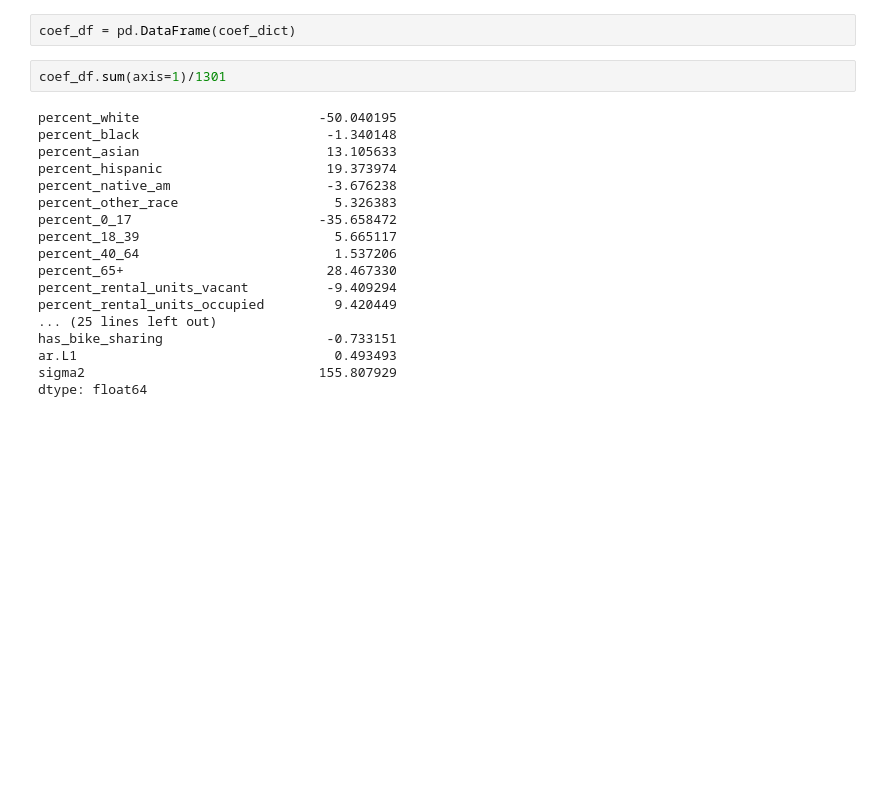
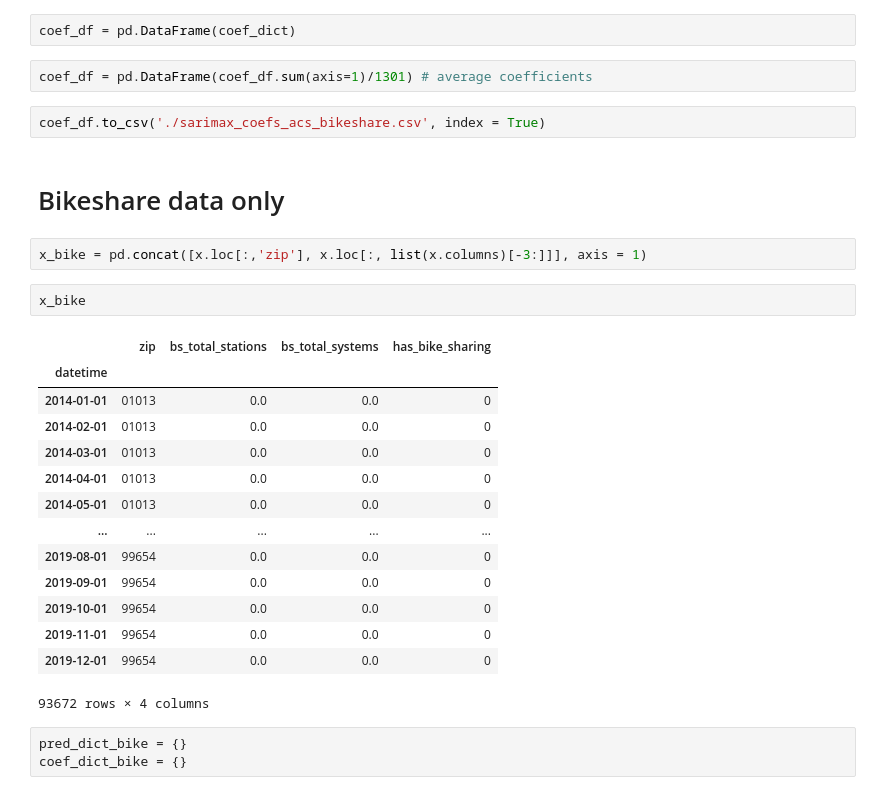
Before and after one commit to Kneck12/zillow-price-index-pred, a Jupyter notebook: Matt/sarimax_modeling.ipynb, the cells around one changed output. Drawn from its saved outputs; the diff is of its cells as text; blank space fills up the shorter version.

```diff
--- a/Matt/sarimax_modeling.ipynb
+++ b/Matt/sarimax_modeling.ipynb
@@ -188,22 +155,30 @@ np.sqrt(((resid_df**2).sum().sum())/(1301*12))
 # %%
 coef_df = pd.DataFrame(coef_dict)
 # %%
-coef_df.sum(axis=1)/1301
+coef_df = pd.DataFrame(coef_df.sum(axis=1)/1301) # average coefficients
-# %% [output]
-percent_white                       -50.040195
-percent_black                        -1.340148
-percent_asian                        13.105633
-percent_hispanic                     19.373974
-percent_native_am                    -3.676238
-percent_other_race                    5.326383
-percent_0_17                        -35.658472
-percent_18_39                         5.665117
-percent_40_64                         1.537206
-percent_65+                          28.467330
-percent_rental_units_vacant          -9.409294
-percent_rental_units_occupied         9.420449
-... (25 lines left out)
-has_bike_sharing                     -0.733151
-ar.L1                                 0.493493
-sigma2                              155.807929
-dtype: float64
+# %%
+coef_df.to_csv('./sarimax_coefs_acs_bikeshare.csv', index = True)
+# %% [markdown]
+# Bikeshare data only
+# %%
+x_bike = pd.concat([x.loc[:,'zip'], x.loc[:, list(x.columns)[-3:]]], axis = 1)
+# %%
+x_bike
+# %% [output]
+|  | zip | bs_total_stations | bs_total_systems | has_bike_sharing |
+| datetime |  |  |  |  |
+| 2014-01-01 | 01013 | 0.0 | 0.0 | 0 |
+| 2014-02-01 | 01013 | 0.0 | 0.0 | 0 |
+| 2014-03-01 | 01013 | 0.0 | 0.0 | 0 |
+| 2014-04-01 | 01013 | 0.0 | 0.0 | 0 |
+| 2014-05-01 | 01013 | 0.0 | 0.0 | 0 |
+| ... | ... | ... | ... | ... |
+| 2019-08-01 | 99654 | 0.0 | 0.0 | 0 |
+| 2019-09-01 | 99654 | 0.0 | 0.0 | 0 |
+| 2019-10-01 | 99654 | 0.0 | 0.0 | 0 |
+| 2019-11-01 | 99654 | 0.0 | 0.0 | 0 |
+| 2019-12-01 | 99654 | 0.0 | 0.0 | 0 |
+93672 rows × 4 columns
+# %%
+pred_dict_bike = {}
+coef_dict_bike = {}
```
Also changed, not shown: parts of 27 cells of this notebook, 6 other files.
